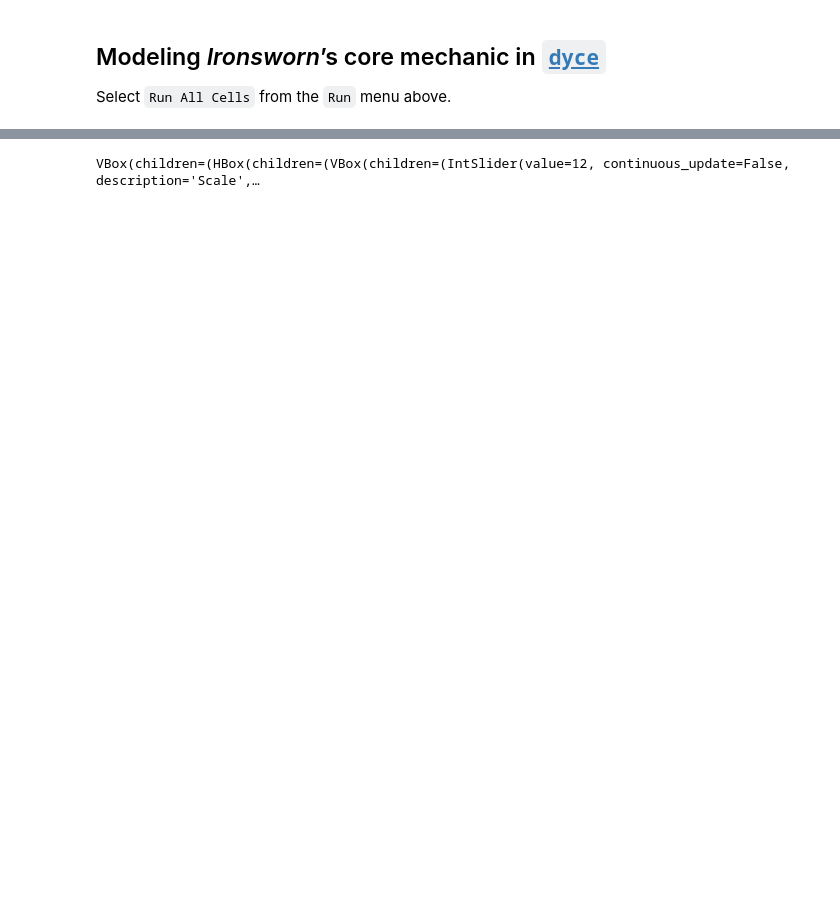
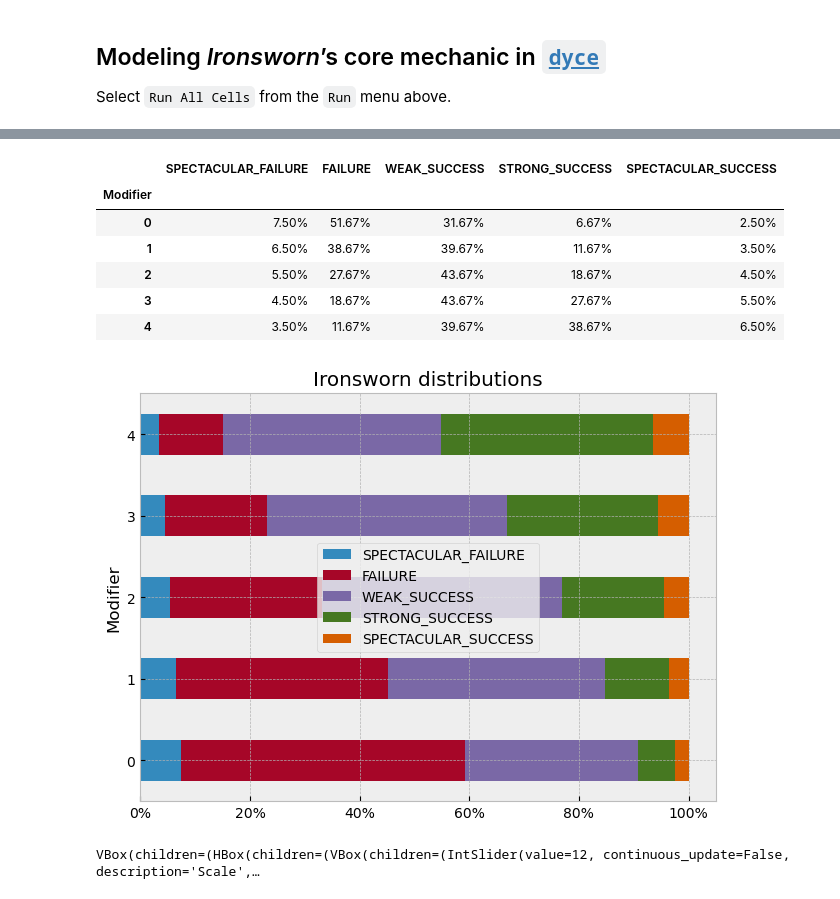
Before and after one commit to posita/dyce, a Jupyter notebook: docs/notebooks/ironsworn.ipynb, the cells around one changed output, grey strips where cells are left out. Saved outputs shown, nothing was run; the diff lists cells and outputs as text; code cells hidden in the pictures; blank space fills up the shorter version.

Commit message:
Use pandas for Ironsworn example

```diff
--- a/docs/notebooks/ironsworn.ipynb
+++ b/docs/notebooks/ironsworn.ipynb
@@ -96,3 +53,47 @@ matplotlib.pyplot.show()
+# %%
+from functools import partial
+from IPython.display import display
+from pandas import DataFrame, concat
+import jinja2  # to appease the JupyterLite loader
+import matplotlib, pandas
+
+mods = list(range(0, 5))
+df = pandas.DataFrame(columns=IronSoloResult)
+
+for mod in mods:
+    results_for_mod = dict(
+        H.foreach(
+            partial(iron_solo_dependent_term, mod=mod),
+            action=d6,
+            first_challenge=d10,
+            second_challenge=d10,
+        ).distribution(rational_t=lambda n, d: n / d)
+    )
+    row = pandas.DataFrame(results_for_mod, columns=IronSoloResult, index=[mod])
+    df = pandas.concat((df, row))
+
+df.index.name = "Modifier"
+# DataFrames use enum's values for displaying column names, so we convert them to names
+df = df.rename(columns={v: v.name for v in IronSoloResult})
+display(df.style.format({v.name: "{:.2%}" for v in IronSoloResult}))
+
+matplotlib.rcParams.update(matplotlib.rcParamsDefault)
+matplotlib.style.use("bmh")
+ax = df.plot(kind="barh", stacked=True)
+ax.xaxis.set_major_formatter(matplotlib.ticker.PercentFormatter(xmax=1))
+ax.legend()
+ax.set_title("Ironsworn distributions")
+matplotlib.pyplot.tight_layout()
+matplotlib.pyplot.show()
+# %% [output]
+|  | SPECTACULAR_FAILURE | FAILURE | WEAK_SUCCESS | STRONG_SUCCESS | SPECTACULAR_SUCCESS |
+| Modifier |  |  |  |  |  |
+| 0 | 7.50% | 51.67% | 31.67% | 6.67% | 2.50% |
+| 1 | 6.50% | 38.67% | 39.67% | 11.67% | 3.50% |
+| 2 | 5.50% | 27.67% | 43.67% | 18.67% | 4.50% |
+| 3 | 4.50% | 18.67% | 43.67% | 27.67% | 5.50% |
+| 4 | 3.50% | 11.67% | 39.67% | 38.67% | 6.50% |
+[figure, added]
 # %%
 from anydyce.viz import BreakoutType, jupyter_visualize
 
```
Also changed, not shown: parts of 3 cells of this notebook, 6 other files.
